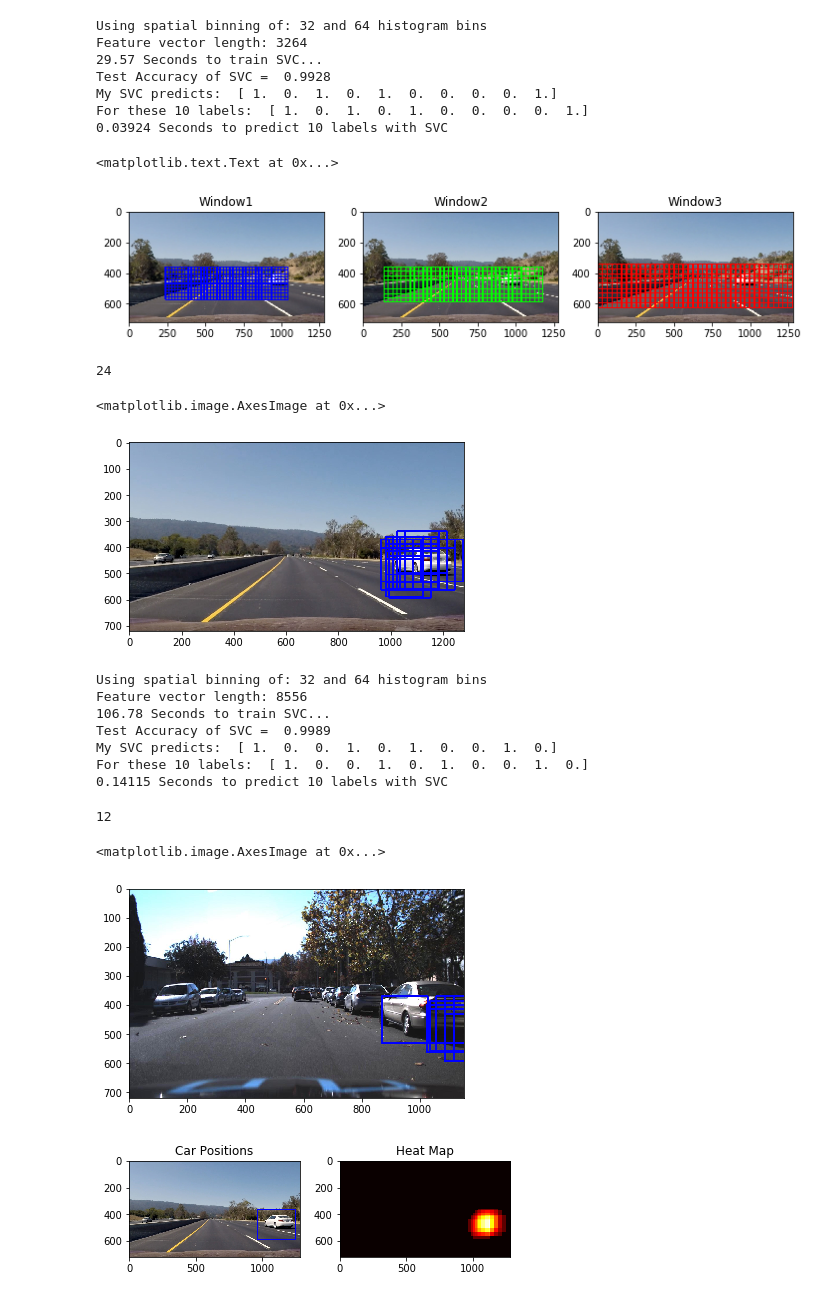
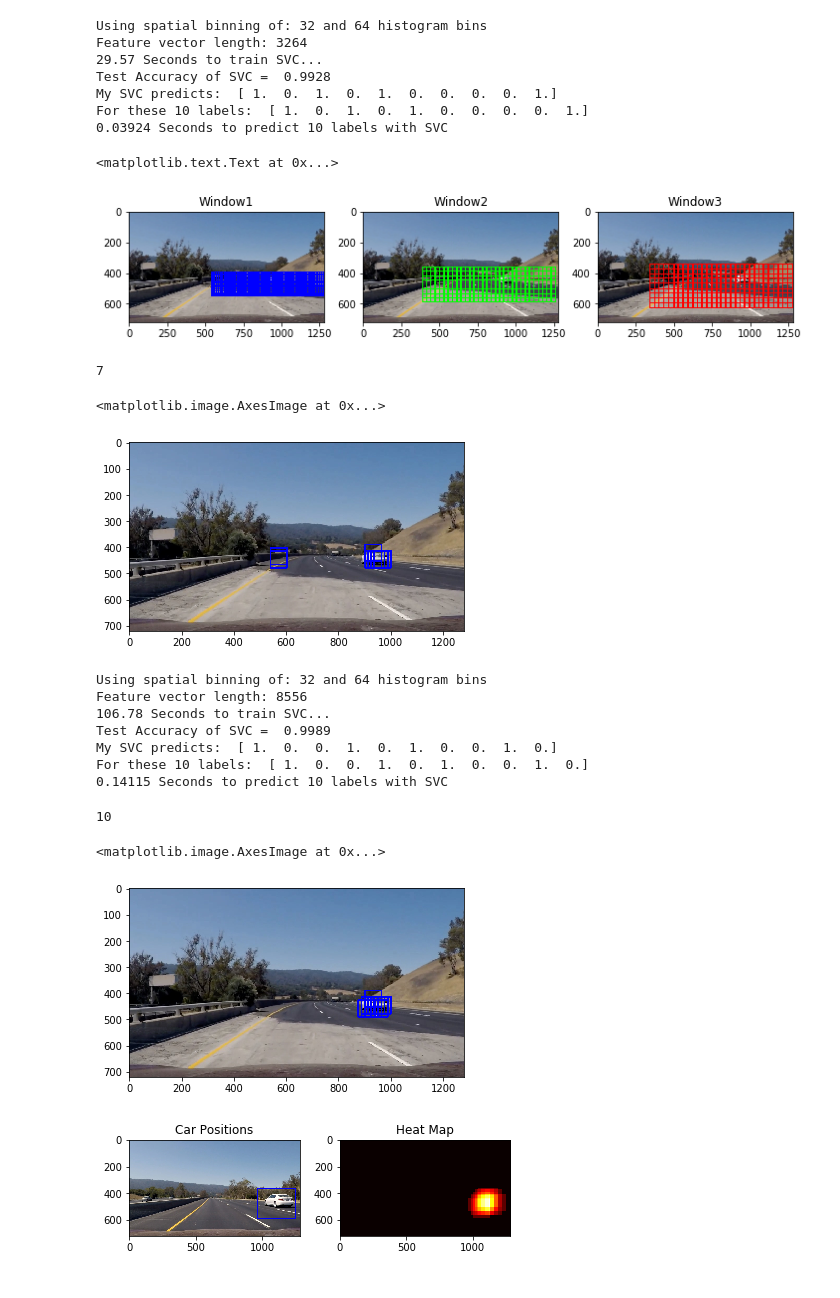
Before and after one commit to shotaro12oyama/udacity-vehicle-detection, a Jupyter notebook: Vehicle_Detection.ipynb, the cells around one changed output. Saved outputs shown, nothing was run; the diff lists cells and outputs as text; code cells hidden in the pictures.

```diff
--- a/Vehicle_Detection.ipynb
+++ b/Vehicle_Detection.ipynb
@@ -100,11 +107,18 @@ of size:  (64, 64, 3)  and data type: uint8
 ### Histogram of Oriented Gradients (HOG)
 # %%
 # Define a function to return HOG features and visualization
-def get_hog_features(img, orient, pix_per_cell, cell_per_block):
-    features = hog(img, orientations=orient, pixels_per_cell=(pix_per_cell, pix_per_cell),
-                   cells_per_block=(cell_per_block, cell_per_block), transform_sqrt=False,
-                   visualise=False, feature_vector=True, block_norm='L2-Hys')
-    return features
+def get_hog_features(img, orient, pix_per_cell, cell_per_block, vis=True, feature_vec=False):
+    if vis == True:
+        features, hog_image = hog(img, orientations=orient, pixels_per_cell=(pix_per_cell, pix_per_cell),
+                                  cells_per_block=(cell_per_block, cell_per_block), transform_sqrt=False,
+                                  visualise=True, feature_vector=False)
+        return features, hog_image
+    else:
+        features = hog(img, orientations=orient, pixels_per_cell=(pix_per_cell, pix_per_cell),
+                       cells_per_block=(cell_per_block, cell_per_block), transform_sqrt=False,
+                       visualise=False, feature_vector=feature_vec)
+
+        return features
 
 # Define a function to use HogDescriptor
 def get_hogdescriptor_features(img, block_size, stride, pix_per_cell, orient):
@@ -140,9 +154,10 @@ stride =  8 # Block stride
 pix_per_cell = 8 # Pixel per cell
 cell_per_block = 2 # HOG cells per block
 orient = 9  # HOG orientations
+
 # Print the process time
 t=time.time()
-hog_features = get_hog_features(gray, orient, pix_per_cell, cell_per_block)
+hog_features = get_hog_features(gray, orient, pix_per_cell, cell_per_block, vis=True, feature_vec=False)
 t2 = time.time()
 print('if using hog .... ', round(t2-t, 4), 's' )
 t=time.time()
@@ -151,4 +166,19 @@ hogD_features = get_hogdescriptor_features(gray, block_size, stride, pix_per_cel
 hogD_features = np.ravel(hogD_features)
 t2 = time.time()
 print('if using hog descriptor.... ', round(t2-t, 4), 's')
+
+
+# Call our function with vis=True to see an image output
+features, hog_image = get_hog_features(gray, orient, pix_per_cell, cell_per_block, vis=True, feature_vec=False)
+
+
+# Plot the examples
+fig = plt.figure()
+plt.subplot(121)
+plt.imshow(image, cmap='gray')
+plt.title('Example Car Image')
+plt.subplot(122)
+plt.imshow(hog_image, cmap='gray')
+plt.title('HOG Visualization')
+plt.savefig('./output_images/HOG_example.jpg')
 # %% [output]
@@ -399,15 +431,15 @@ def search_windows(img, windows, clf, scaler, spatial_size, hist_bins, orient, p
     # Return windows for positive detections
     return on_windows
 # %%
-image = mpimg.imread('./test_images/bbox-example-image7.jpg')
+image = mpimg.imread('./test_images/bbox-example-image9.jpg')
 
 window_image = np.copy(image)
 
 test_img = (np.copy(image)/255).astype(np.float32)
 
-windows_s = slide_window(image, (240, 1040), (360, 590), xy_window=(108, 108), xy_overlap=(0.8, 0.8))
-windows_m = slide_window(image, (140, 1180), (360, 590), xy_window=(144, 144), xy_overlap=(0.8, 0.8))
-windows_l = slide_window(image, (0, 1280), (340, 640), xy_window=(160, 160), xy_overlap=(0.8, 0.8))
+windows_s = slide_window(image, (540, 1280), (390, 550), xy_window=(64, 64), xy_overlap=(0.8, 0.8))
+windows_m = slide_window(image, (390, 1280), (360, 590), xy_window=(144, 144), xy_overlap=(0.8, 0.8))
+windows_l = slide_window(image, (340, 1280), (340, 640), xy_window=(160, 160), xy_overlap=(0.8, 0.8))
 
 window_image1 = draw_boxes(window_image, windows_s, color=(0, 0, 255), thick=6)
 window_image2 = draw_boxes(window_image, windows_m, color=(0, 255, 0), thick=6)
@@ -425,7 +457,7 @@ plt.imshow(window_image3)
 plt.title('Window3')
 # %% [output]
 <matplotlib.text.Text at 0x...>
-[figure, old version]
+[figure, new version]
 # %%
 # Set Parameteer
 block_size = 16 # HOG pixels per block
@@ -436,7 +468,7 @@ orient = 9  # HOG orientations
 spatial_size = (32, 32) # Spatial binning dimensions
 hist_bins = 64    # Number of histogram bins
 
-image = mpimg.imread('./test_images/bbox-example-image8.jpg')
+image = mpimg.imread('./test_images/bbox-example-image9.jpg')
 
 window_image = np.copy(image)
 
@@ -456,9 +488,9 @@ window_image = draw_boxes(window_image, box_list, color=(0, 0, 255), thick=6)
 print(len(box_list))
 plt.imshow(window_image)
 # %% [output]
-24
+7
 <matplotlib.image.AxesImage at 0x...>
-[figure, old version]
+[figure, new version]
 # %%
 # performs under different binning scenarios
 spatial = 32
@@ -513,24 +545,24 @@ My SVC predicts:  [ 1.  0.  0.  1.  0.  1.  0.  0.  1.  0.]
 For these 10 labels:  [ 1.  0.  0.  1.  0.  1.  0.  0.  1.  0.]
 0.14115 Seconds to predict 10 labels with SVC
 # %%
-test_img = mpimg.imread('./test_images/bbox-example-image4.jpg')
+test_img = mpimg.imread('./test_images/bbox-example-image9.jpg')
 
 window_image = np.copy(test_img)
 box_list =[]
 box_list = search_windows(test_img, windows_s, svc2, X_scaler2, spatial_size, hist_bins, orient, pix_per_cell,
                                  cell_per_block, hog_feat=True)
 box_list.extend(search_windows(test_img, windows_m, svc2, X_scaler2, spatial_size, hist_bins, orient, pix_per_cell,
                                  cell_per_block, hog_feat=True))
 box_list.extend(search_windows(test_img, windows_l, svc2, X_scaler2, spatial_size, hist_bins, orient, pix_per_cell,
                                  cell_per_block, hog_feat=True))
 window_image = draw_boxes(test_img, box_list, color=(0, 0, 255), thick=6)
 
 print(len(box_list))
 plt.imshow(window_image)
 # %% [output]
-12
+10
 <matplotlib.image.AxesImage at 0x...>
-[figure, old version]
+[figure, new version]
 # %%
 
 # Read in image similar to one shown above
```
Also changed, not shown: parts of 10 cells of this notebook, 3 other files.
